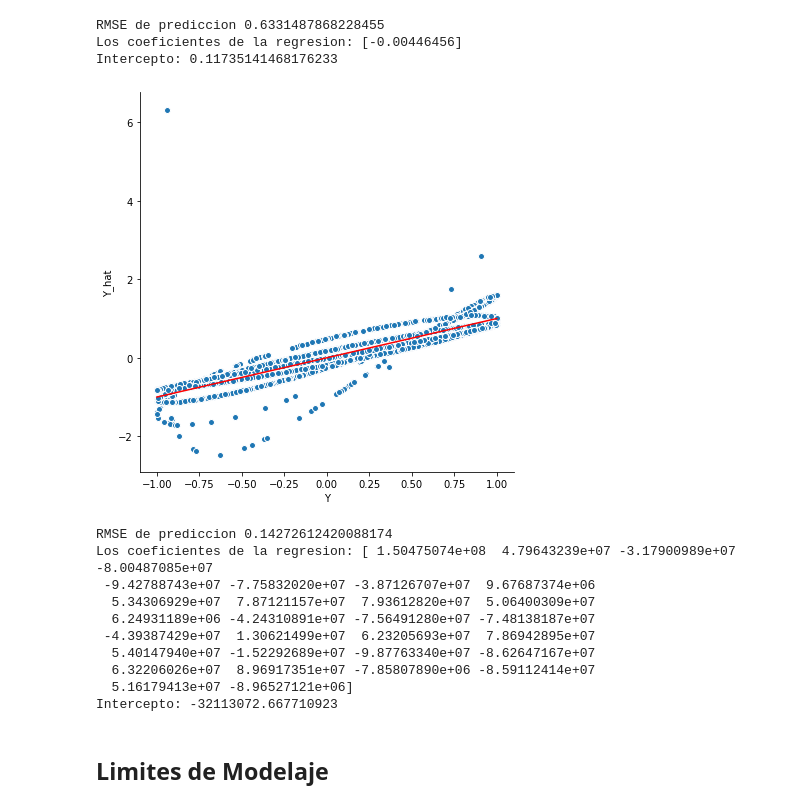
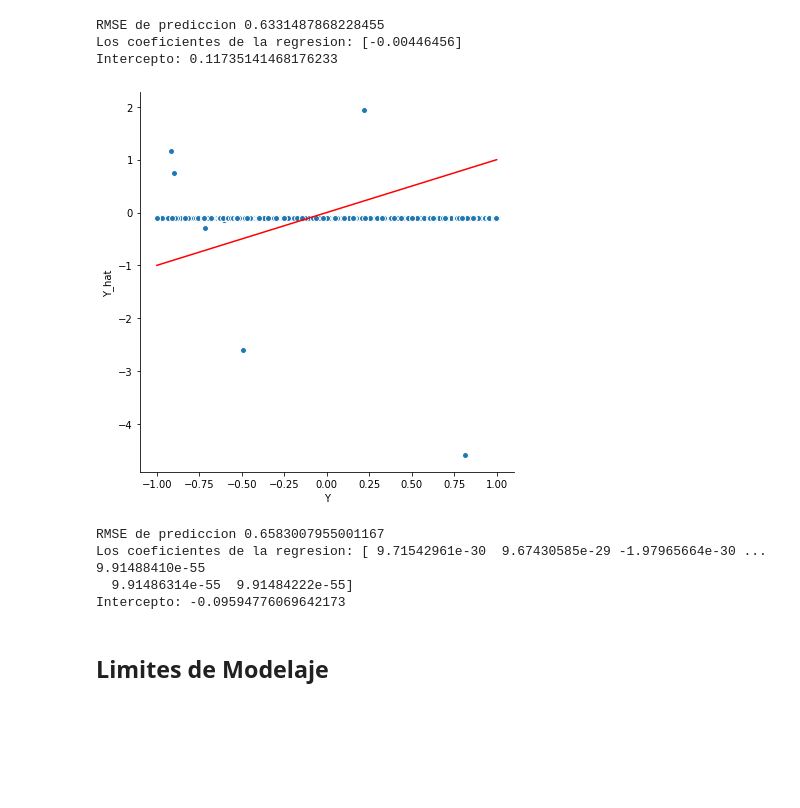
Before and after one commit to uumami/workshop_riskmathics, a Jupyter notebook: riskmathics_intro.ipynb, the cells around one changed output. Drawn from its saved outputs; the diff is of its cells as text; code cells hidden in the pictures; blank space fills up the shorter version.

```diff
--- a/riskmathics_intro.ipynb
+++ b/riskmathics_intro.ipynb
@@ -218,24 +269,17 @@ RMSE de prediccion 0.6331487868228455
 Los coeficientes de la regresion: [-0.00446456]
 Intercepto: 0.11735141468176233
 # %%
-X2 = X.copy()
-power = [1 + n/10 for n in range(1,30)]
+dX2 = X.copy()
+power = [1 + 1/n for n in range(1,1000)]
 for p in power:
     X2 = np.concatenate((X2,np.power(X2[:,0],p).reshape((N,1))), axis=1)
-
 foo_regresion(X2,Y)
 # %% [output]
-[figure, old version]
+[figure, new version]
-RMSE de prediccion 0.14272612420088174
-Los coeficientes de la regresion: [ 1.50475074e+08  4.79643239e+07 -3.17900989e+07 -8.00487085e+07
- -9.42788743e+07 -7.75832020e+07 -3.87126707e+07  9.67687374e+06
-  5.34306929e+07  7.87121157e+07  7.93612820e+07  5.06400309e+07
-  6.24931189e+06 -4.24310891e+07 -7.56491280e+07 -7.48138187e+07
- -4.39387429e+07  1.30621499e+07  6.23205693e+07  7.86942895e+07
-  5.40147940e+07 -1.52292689e+07 -9.87763340e+07 -8.62647167e+07
-  6.32206026e+07  8.96917351e+07 -7.85807890e+06 -8.59112414e+07
-  5.16179413e+07 -8.96527121e+06]
-Intercepto: -32113072.667710923
+RMSE de prediccion 0.6583007955001167
+Los coeficientes de la regresion: [ 9.71542961e-30  9.67430585e-29 -1.97965664e-30 ...  9.91488410e-55
+  9.91486314e-55  9.91484222e-55]
+Intercepto: -0.09594776069642173
 # %% [markdown]
 ## Limites de Modelaje
 # %% [markdown]
```
Also changed, not shown: parts of 13 cells of this notebook.
